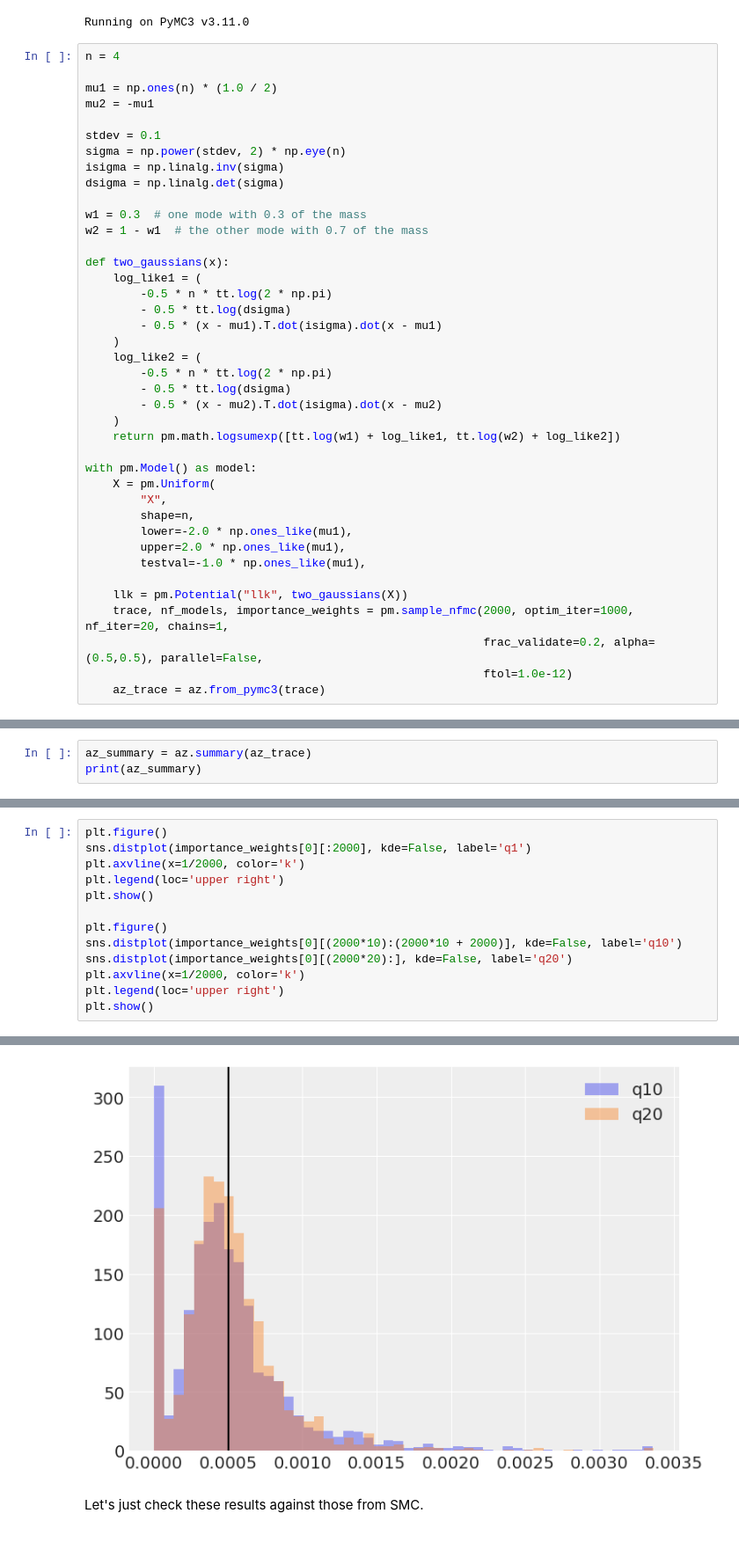
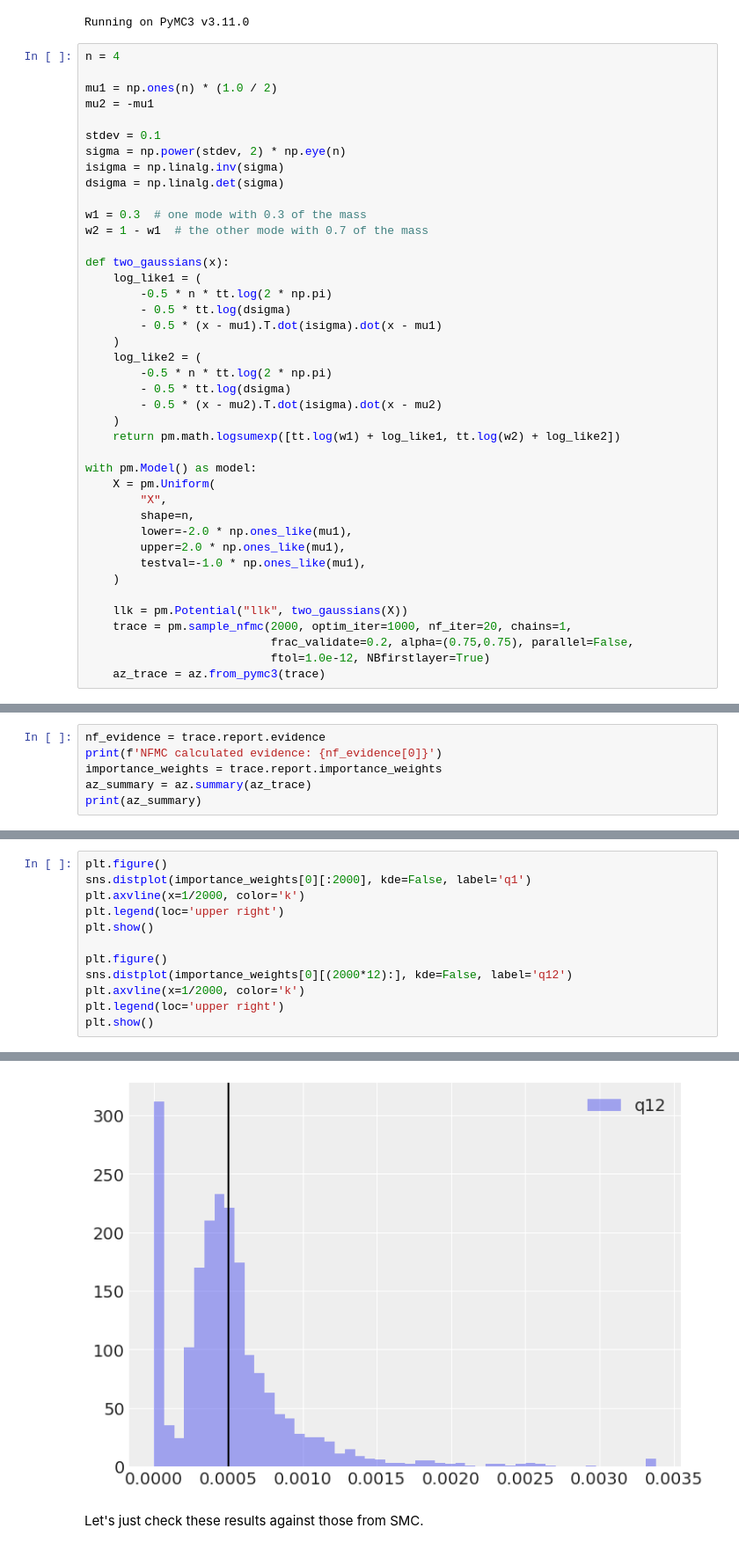
Before and after one commit to RichardGrumitt/NS_NFMC_tests, a Jupyter notebook: nfmc_tests.ipynb, the cells around one changed output, grey strips where cells are left out. Shown at 88% size. Saved outputs shown, nothing was run; the diff lists cells and outputs as text.

```diff
--- a/nfmc_tests.ipynb
+++ b/nfmc_tests.ipynb
@@ -52,11 +52,12 @@ with pm.Model() as model:
         lower=-2.0 * np.ones_like(mu1),
         upper=2.0 * np.ones_like(mu1),
         testval=-1.0 * np.ones_like(mu1),
+    )
 
     llk = pm.Potential("llk", two_gaussians(X))
-    trace, nf_models, importance_weights = pm.sample_nfmc(2000, optim_iter=1000, nf_iter=20, chains=1,
-                                                          frac_validate=0.2, alpha=(0.5,0.5), parallel=False,
-                                                          ftol=1.0e-12)
+    trace = pm.sample_nfmc(2000, optim_iter=1000, nf_iter=20, chains=1,
+                           frac_validate=0.2, alpha=(0.75,0.75), parallel=False,
+                           ftol=1.0e-12, NBfirstlayer=True)
     az_trace = az.from_pymc3(trace)
 # %% [output]
 Initializing normalizing flow based sampling...
@@ -86,4 +79,7 @@ Stage:  20
 # %%
+nf_evidence = trace.report.evidence
+print(f'NFMC calculated evidence: {nf_evidence[0]}')
+importance_weights = trace.report.importance_weights
 az_summary = az.summary(az_trace)
 print(az_summary)
 # %% [output]
@@ -124,8 +121,7 @@ plt.legend(loc='upper right')
 plt.show()
 
 plt.figure()
-sns.distplot(importance_weights[0][(2000*10):(2000*10 + 2000)], kde=False, label='q10')
-sns.distplot(importance_weights[0][(2000*20):], kde=False, label='q20')
+sns.distplot(importance_weights[0][(2000*12):], kde=False, label='q12')
 plt.axvline(x=1/2000, color='k')
 plt.legend(loc='upper right')
 plt.show()
@@ -134,4 +130,4 @@ plt.show()
-[figure, old version]
+[figure, new version]
 # %% [markdown]
 Let's just check these results against those from SMC.
 # %%
```
Also changed, not shown: parts of 19 cells of this notebook, 1 other file.
